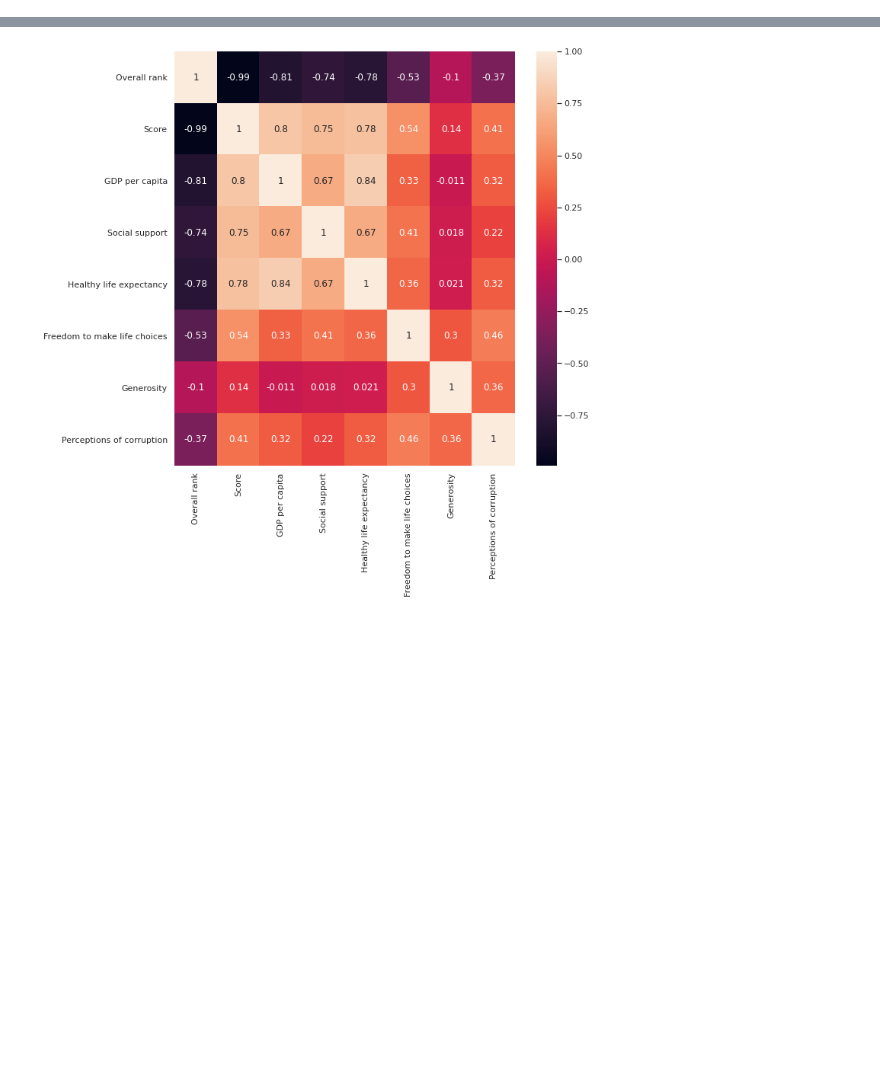
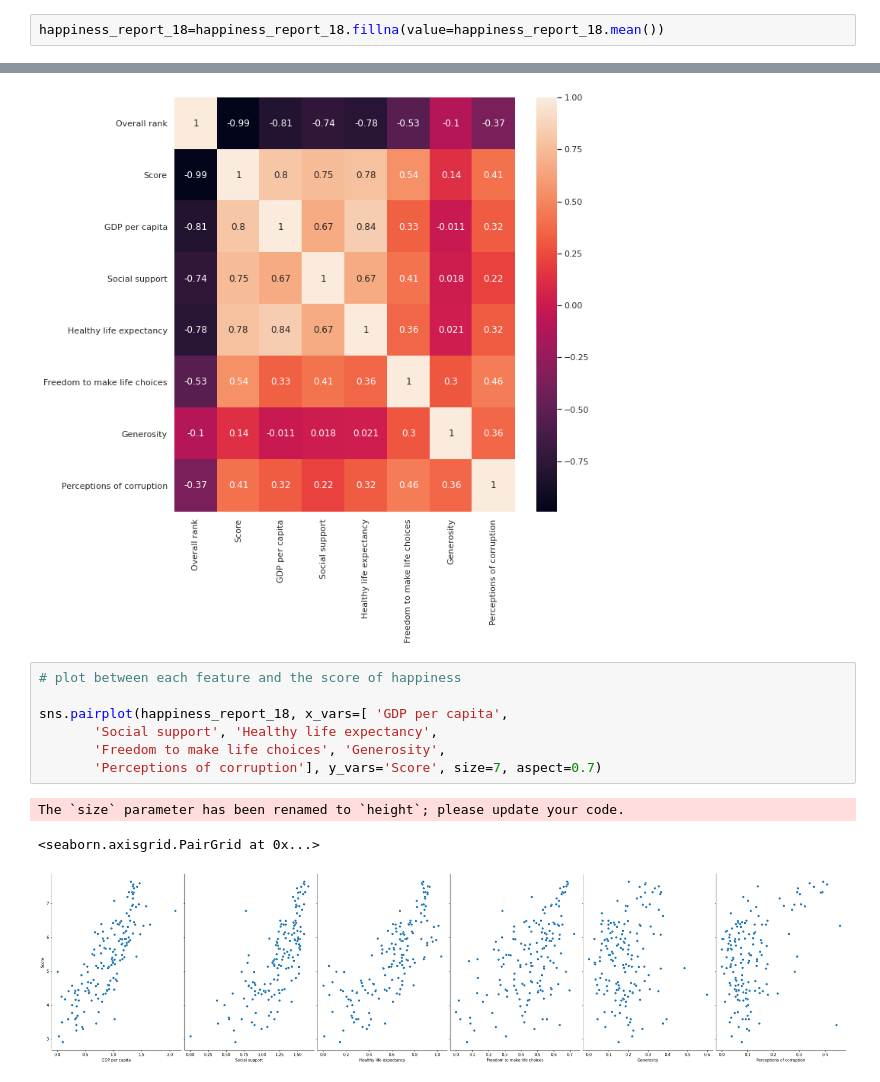
Before and after one commit to Noha-Magdy/world-happiness-report-analysis, a Jupyter notebook: Happiness_report_analysis.ipynb, the cells around one changed output, grey strips where cells are left out. Saved outputs shown, nothing was run; the diff lists cells and outputs as text; blank space fills up the shorter version.

```diff
--- a/Happiness_report_analysis.ipynb
+++ b/Happiness_report_analysis.ipynb
@@ -87,6 +91,8 @@ Data columns (total 9 columns):
  8   Perceptions of corruption     155 non-null    float64
 dtypes: float64(7), int64(1), object(1)
 memory usage: 11.1+ KB
+# %%
+happiness_report_18=happiness_report_18.fillna(value=happiness_report_18.mean())
 # %%
 happiness_report_18['Score'].plot.hist(bins=30)
 # %% [output]
@@ -122,3 +128,14 @@ sns.heatmap(happiness_report_18.corr(), annot=True)
 # %% [output]
 <matplotlib.axes._subplots.AxesSubplot at 0x...>
 [figure]
+# %%
+# plot between each feature and the score of happiness
+
+sns.pairplot(happiness_report_18, x_vars=[ 'GDP per capita',
+       'Social support', 'Healthy life expectancy',
+       'Freedom to make life choices', 'Generosity',
+       'Perceptions of corruption'], y_vars='Score', size=7, aspect=0.7)
+# %% [output]
+The `size` parameter has been renamed to `height`; please update your code.
+<seaborn.axisgrid.PairGrid at 0x...>
+[figure, added]
```
Also changed, not shown: parts of 10 cells of this notebook.
